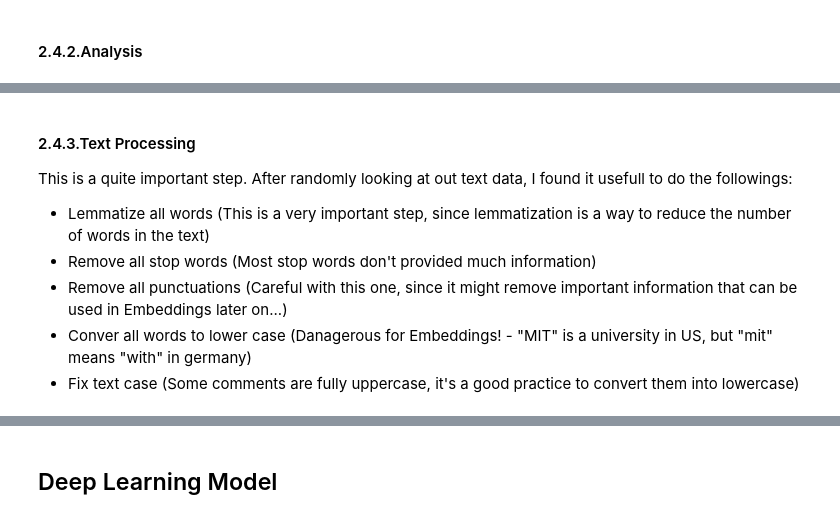
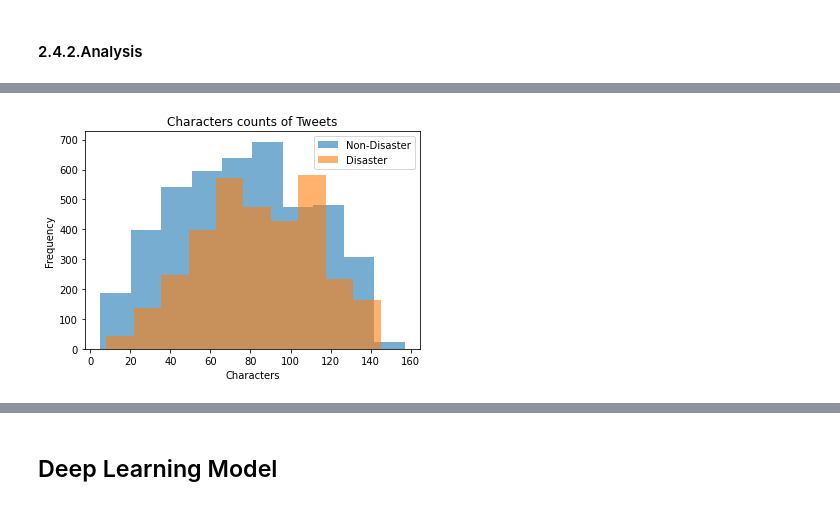
Before and after one commit to keivanipchihagh/NLP-with-Disaster-Tweets, a Jupyter notebook: NLP with Disaster Tweets.ipynb, the cells around one changed output, grey strips where cells are left out. Cells and saved outputs as stored; diff of their text form; code cells hidden in the pictures.

Commit message:
Add more text analysis & pre-processings

```diff
--- a/NLP with Disaster Tweets.ipynb
+++ b/NLP with Disaster Tweets.ipynb
@@ -443,9 +450,0 @@ plt.show()
-# %% [markdown]
-#### 2.4.3.Text Processing
-This is a quite important step. After randomly looking at out text data, I found it usefull to do the followings:
-
-- Lemmatize all words (This is a very important step, since lemmatization is a way to reduce the number of words in the text)
-- Remove all stop words (Most stop words don't provided much information)
-- Remove all punctuations (Careful with this one, since it might remove important information that can be used in Embeddings later on...)
-- Conver all words to lower case (Danagerous for Embeddings! - "MIT" is a university in US, but "mit" means "with" in germany)
-- Fix text case (Some comments are fully uppercase, it's a good practice to convert them into lowercase)
@@ -456,0 +451,12 @@ train_df.head()
+# %%
+# Analyze the numeber of characters
+plt.hist(train_df.loc[train_df['target'] == 0, 'characters'], label = "Non-Disaster", alpha = 0.6)
+plt.hist(train_df.loc[train_df['target'] == 1, 'characters'], label = "Disaster", alpha = 0.6)
+
+plt.xlabel("Characters")
+plt.ylabel("Frequency")
+plt.title('Characters counts of Tweets')
+plt.legend()
+plt.show()
+# %% [output]
+[figure, added]
```
Also changed, not shown: parts of 10 cells of this notebook.
